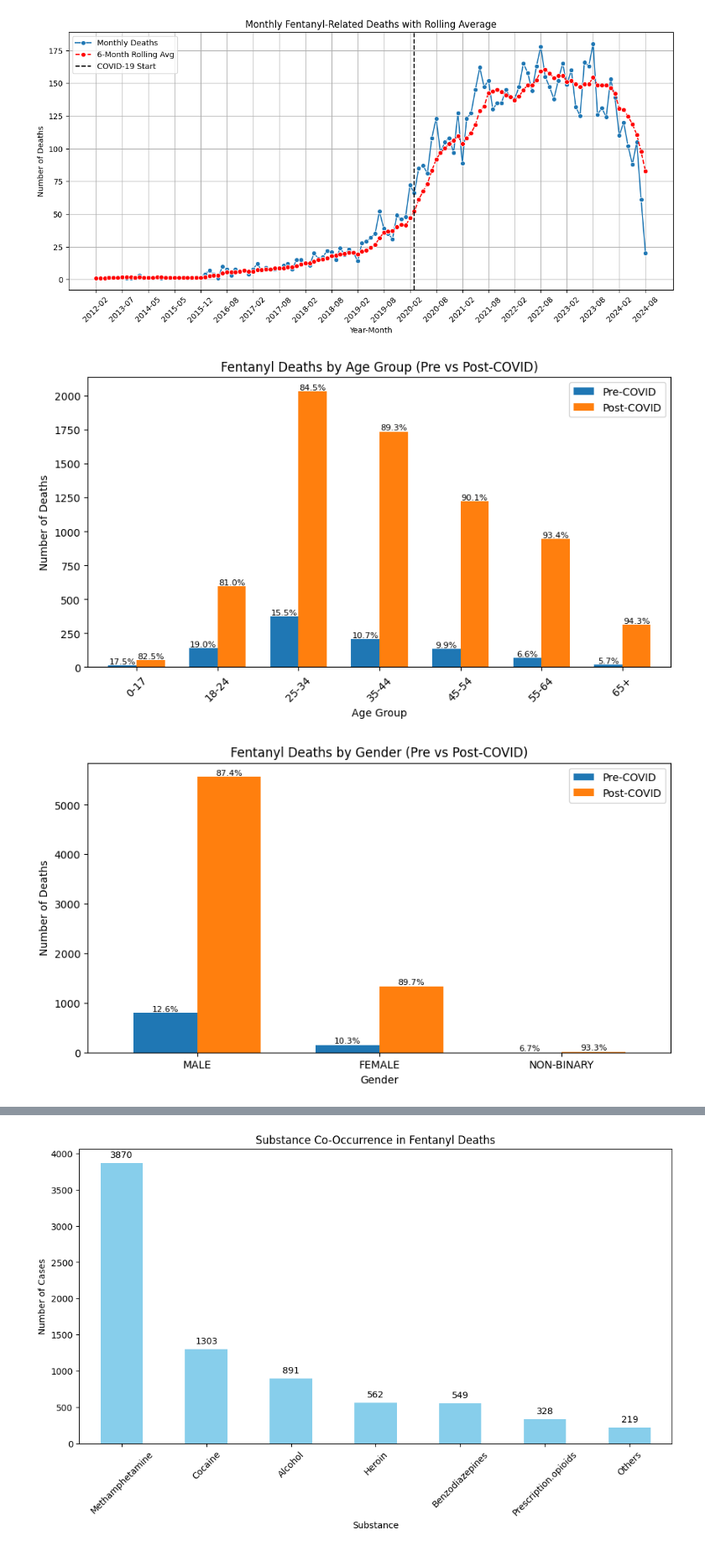
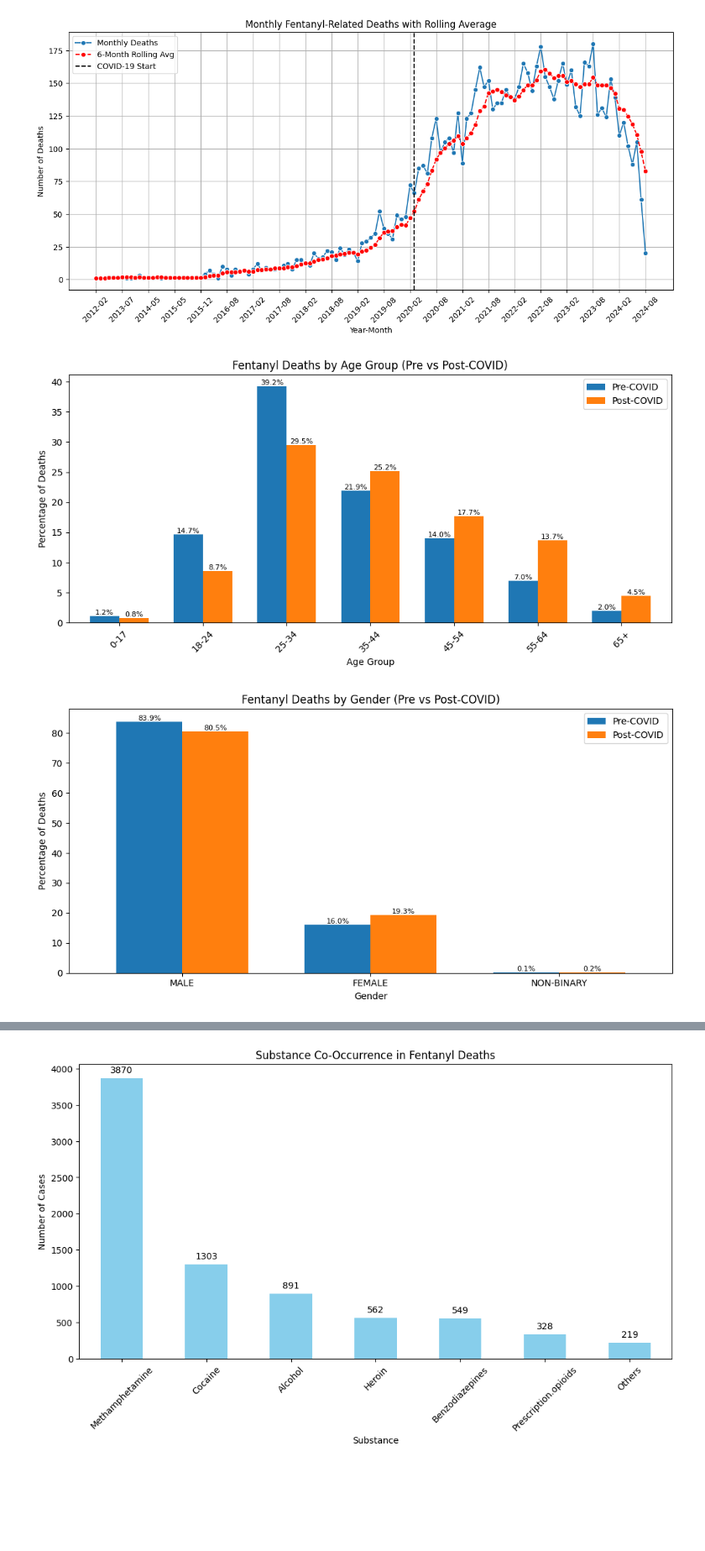
Before and after one commit to hritikac25/fentanyl_overdose_covid, a Jupyter notebook: Overdose_Trends.ipynb, the cells around one changed output, grey strips where cells are left out. Shown: that part at 84% size. Cells and saved outputs as stored; diff of their text form; code cells hidden in the pictures; blank space fills up the shorter version.

```diff
--- a/Overdose_Trends.ipynb
+++ b/Overdose_Trends.ipynb
@@ -155,50 +169,47 @@ plt.show()
 # %%
 # #Demographic breakdown
 
 # Standardize Gender Labels
 df_fentanyl["Gender"] = df_fentanyl["Gender"].str.upper().map({
     "MALE": "MALE", "M": "MALE",
     "FEMALE": "FEMALE", "F": "FEMALE",
     "NON-BINARY": "NON-BINARY", "NB": "NON-BINARY"
-}).fillna("NON-BINARY")  # Treat unknowns as Non-binary
+}).fillna("NON-BINARY")
 
-# age bins and labels defined
+# Age Bins
 age_bins = [0, 17, 24, 34, 44, 54, 64, float("inf")]
 age_labels = ["0-17", "18-24", "25-34", "35-44", "45-54", "55-64", "65+"]
-
-# AgeGroup column
 df_fentanyl["AgeGroup"] = pd.cut(df_fentanyl["Age"], bins=age_bins, labels=age_labels, right=False)
 
-# aggregate demographic data
-age_counts = df_fentanyl.groupby(["AgeGroup", "Post_COVID"]).size().unstack(fill_value=0)
-gender_counts = df_fentanyl.groupby(["Gender", "Post_COVID"]).size().unstack(fill_value=0)
-race_counts = df_fentanyl.groupby(["Race", "Post_COVID"]).size().unstack(fill_value=0)
+# Group and Normalize
+def percentage_distribution(df, group_col):
+    counts = df.groupby([group_col, "Post_COVID"]).size().unstack(fill_value=0)
+    percent = counts.div(counts.sum(axis=0), axis=1) * 100
+    return percent
 
-# x-axis labels are correctly ordered
-gender_counts = gender_counts.reindex(["MALE", "FEMALE", "NON-BINARY"])
+age_percent = percentage_distribution(df_fentanyl, "AgeGroup")
+gender_percent = percentage_distribution(df_fentanyl, "Gender").reindex(["MALE", "FEMALE", "NON-BINARY"])
+race_percent = percentage_distribution(df_fentanyl, "Race")
 
-# plot side-by-side bars with percentage labels
-def plot_bar_with_labels(data, title, xlabel):
-    totals = data.sum(axis=1)  # Total counts per category
-    percentages = data.div(totals, axis=0) * 100  # Convert to percentage
+# Plotting Function
+def plot_percentage_bars(data, title, xlabel):
+    ax = data.plot(kind="bar", figsize=(10, 5), width=0.7)
+    for i, container in enumerate(ax.containers):
+        labels = [f"{v:.1f}%" if v > 0 else "" for v in data.iloc[:, i]]
+        ax.bar_label(container, labels=labels, label_type="edge", fontsize=8)
 
-    ax = data.plot(kind="bar", figsize=(10, 5), title=title, width=0.7)
-
-    # labels on bars
-    for i, container in enumerate(ax.containers):
-        labels = [f"{v:.1f}%" if v > 0 else "" for v in percentages.values[:, i]]
-        ax.bar_label(container, labels, label_type="edge", fontsize=8)
-
+    plt.title(title)
     plt.xlabel(xlabel)
-    plt.ylabel("Number of Deaths")
-    plt.xticks(rotation=45 if xlabel != "Gender" else 0)  # Keep gender labels straight
+    plt.ylabel("Percentage of Deaths")
+    plt.xticks(rotation=45 if xlabel != "Gender" else 0)
     plt.legend(["Pre-COVID", "Post-COVID"])
+    plt.tight_layout()
     plt.show()
 
-# all three demographic distributions plotted
-plot_bar_with_labels(age_counts, "Fentanyl Deaths by Age Group (Pre vs Post-COVID)", "Age Group")
-plot_bar_with_labels(gender_counts, "Fentanyl Deaths by Gender (Pre vs Post-COVID)", "Gender")
-plot_bar_with_labels(race_counts, "Fentanyl Deaths by Race (Pre vs Post-COVID)", "Race")
+# Generate Plots
+plot_percentage_bars(age_percent, "Fentanyl Deaths by Age Group (Pre vs Post-COVID)", "Age Group")
+plot_percentage_bars(gender_percent, "Fentanyl Deaths by Gender (Pre vs Post-COVID)", "Gender")
+plot_percentage_bars(race_percent, "Fentanyl Deaths by Race (Pre vs Post-COVID)", "Race")
 # %% [output]
-[figure, old version]
+[figure, new version]
-[figure, old version]
+[figure, new version]
```
Also changed, not shown: parts of 9 cells of this notebook.
